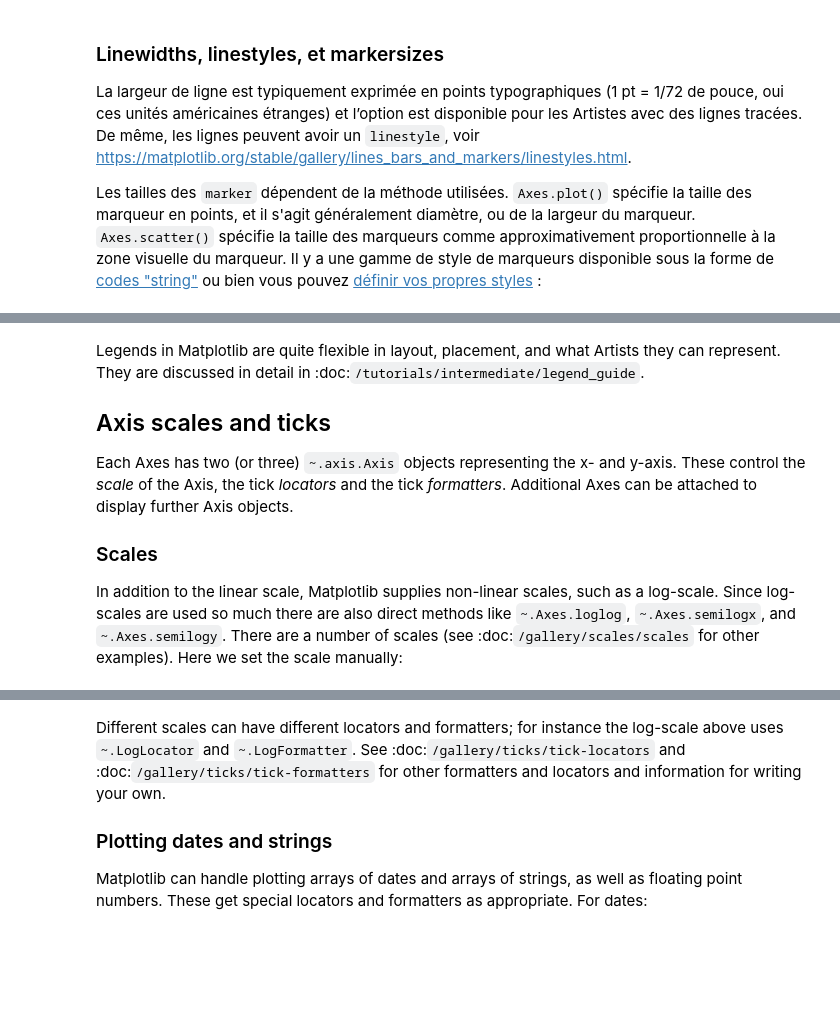
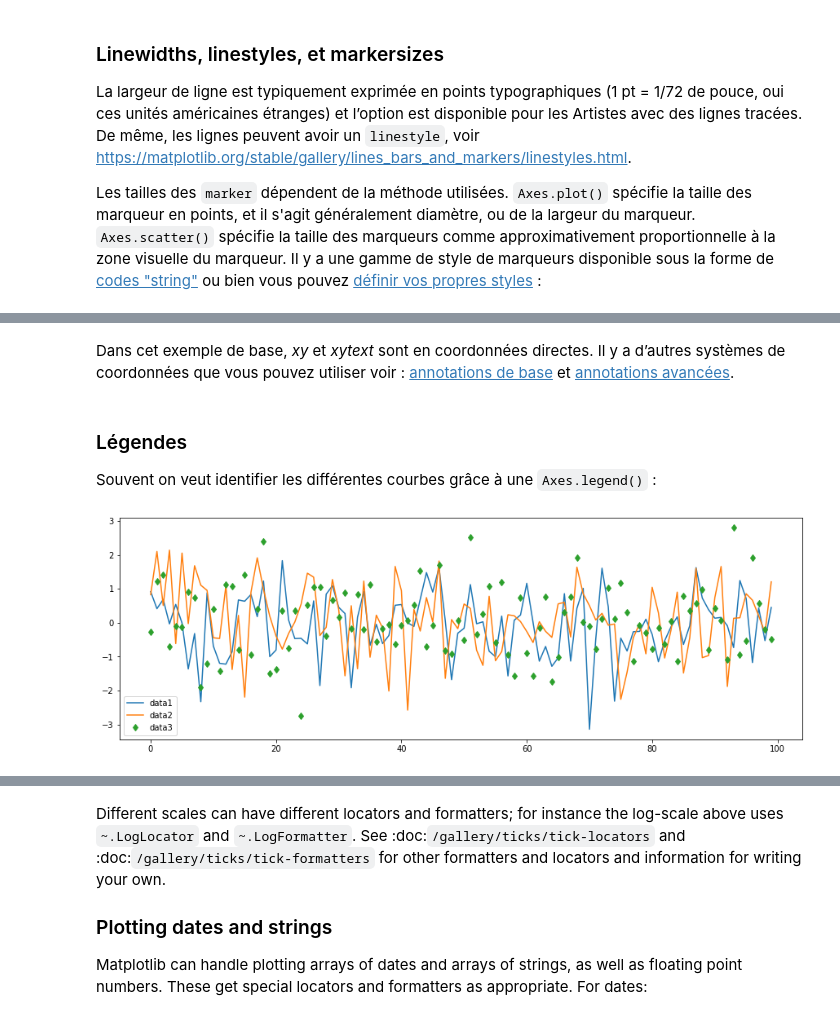
Before and after one commit to philippe-lemaire/insa-notebooks, a Jupyter notebook: formations/matplotlib/Matplotlib_101.ipynb, the cells around one changed output, grey strips where cells are left out. Cells and saved outputs as stored; diff of their text form; code cells hidden in the pictures; blank space fills up the shorter version.

```diff
--- a/formations/matplotlib/Matplotlib_101.ipynb
+++ b/formations/matplotlib/Matplotlib_101.ipynb
@@ -271,26 +272,15 @@ Often we want to identify lines or markers with a `.Axes.legend`:
+# %% [markdown]
+Dans cet exemple de base, *xy* et *xytext* sont en coordonnées directes.
+Il y a d’autres systèmes de coordonnées que vous pouvez utiliser voir : [annotations de base](https://matplotlib.org/stable/tutorials/text/annotations.html#annotations-tutorial) et [annotations avancées](https://matplotlib.org/stable/tutorials/text/annotations.html#plotting-guide-annotation).
+# %% [markdown]
+### Légendes
+
+Souvent on veut identifier les différentes courbes grâce à une `Axes.legend()` :
 # %%
-fig, ax = plt.subplots(figsize=(5, 2.7))
+fig, ax = plt.subplots(figsize=(15, 5))
 ax.plot(np.arange(len(data1)), data1, label='data1')
 ax.plot(np.arange(len(data2)), data2, label='data2')
 ax.plot(np.arange(len(data3)), data3, 'd', label='data3')
 ax.legend();
+# %% [output]
+[figure, added]
-# %% [markdown]
-Legends in Matplotlib are quite flexible in layout, placement, and what
-Artists they can represent. They are discussed in detail in
-:doc:`/tutorials/intermediate/legend_guide`.
-
-## Axis scales and ticks
-
-Each Axes has two (or three) `~.axis.Axis` objects representing the x- and
-y-axis. These control the *scale* of the Axis, the tick *locators* and the
-tick *formatters*. Additional Axes can be attached to display further Axis
-objects.
-
-### Scales
-
-In addition to the linear scale, Matplotlib supplies non-linear scales,
-such as a log-scale.  Since log-scales are used so much there are also
-direct methods like `~.Axes.loglog`, `~.Axes.semilogx`, and
-`~.Axes.semilogy`.  There are a number of scales (see
-:doc:`/gallery/scales/scales` for other examples).  Here we set the scale
-manually:
```
Also changed, not shown: parts of 25 cells of this notebook.
